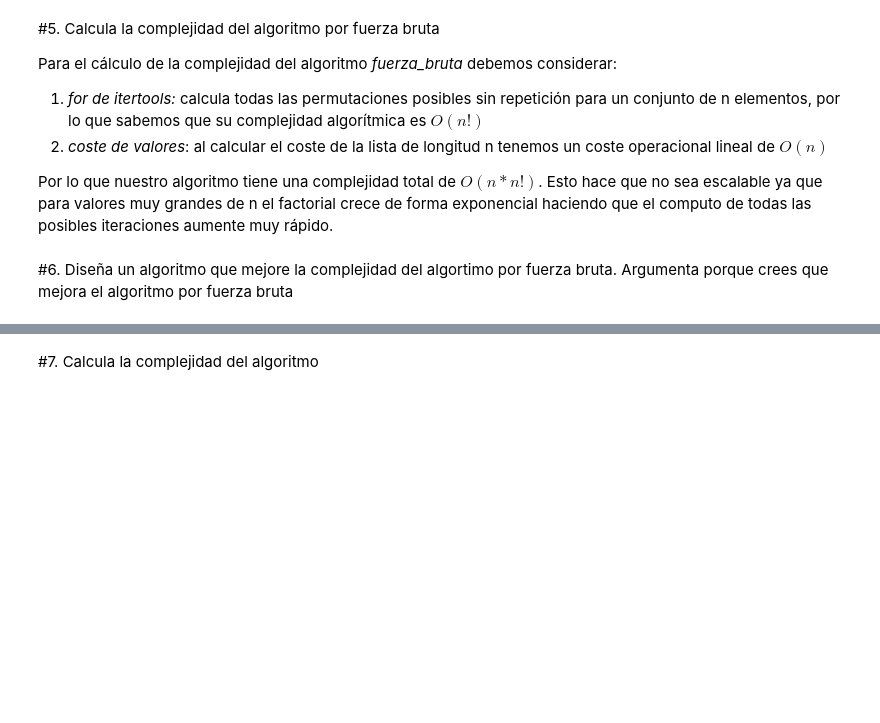
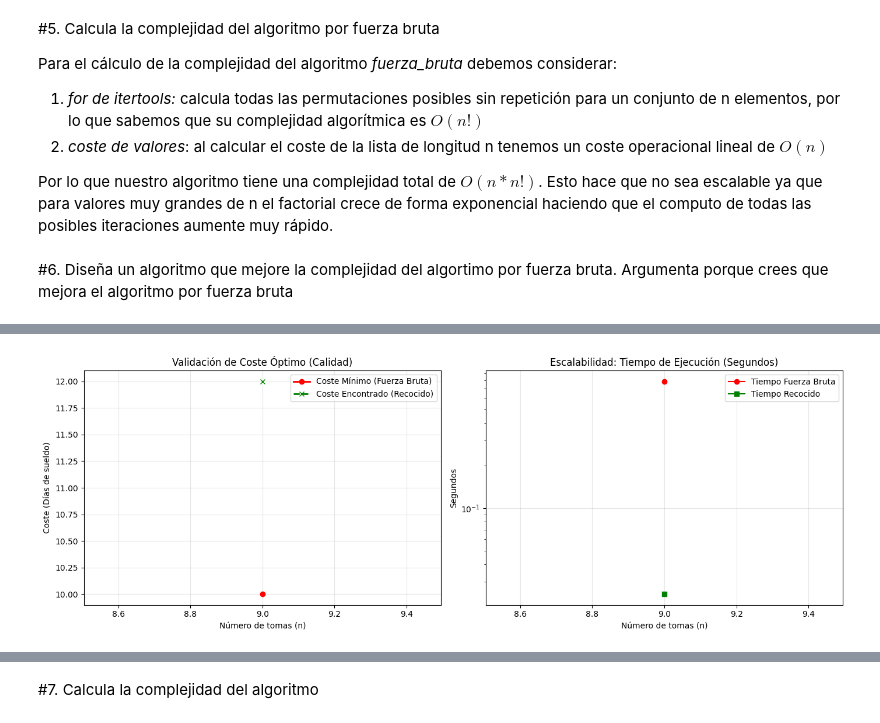
Before and after one commit to ramari96/Algoritmos_de_optimizacion_2026, a Jupyter notebook: Seminario/Seminario_Algoritmos.ipynb, the cells around one changed output, grey strips where cells are left out. Cells and saved outputs as stored; diff of their text form; code cells hidden in the pictures; blank space fills up the shorter version.

```diff
--- a/Seminario/Seminario_Algoritmos.ipynb
+++ b/Seminario/Seminario_Algoritmos.ipynb
@@ -275,0 +320,52 @@ Mejor Planificación: {'dia_1': [13, 3, 15, 15, 28, 13], 'dia_2': [5, 19, 20, 25
+# %%
+# Definimos tiempos de ejecución y costes para ambos algoritmos
+tiempos_fb = []
+tiempos_rs = []
+costes_fb = []
+costes_rs = []
+
+# Ejecutamos ambos algoritmos para cada tamaño de prueba
+for n in tañamos_prueba:
+    # 1. FUERZA BRUTA
+    inicio_fb = time.time()
+    _, coste_f = fuerza_bruta(transformacion_data(matriz_de_rodaje),9) # Lo ejecutamos para n=9 porque si no el algoritmo de FB se cuelga
+    fin_fb = time.time()
+
+    tiempos_fb.append(fin_fb - inicio_fb)
+    costes_fb.append(coste_f)
+
+    # 2. RECOCIDO SIMULADO
+    inicio_rs = time.time()
+    tomas_subset = transformacion_data(matriz_de_rodaje)[:9]
+    _, coste_r = recocido_simulado(tomas_subset, iteraciones_max=5000)
+    fin_rs = time.time()
+
+    tiempos_rs.append(fin_rs - inicio_rs)
+    costes_rs.append(coste_r)
+
+# Graficaremos dos cosas: el valor obtenido por cada algoritmo y el tiempo empleado en recoger ese valor.
+fig, (ax1, ax2) = plt.subplots(1, 2, figsize=(14, 5))
+
+# Gráfico 1: Comparativa de costes
+ax1.plot(9, costes_fb, label='Coste Mínimo (Fuerza Bruta)', color='red', marker='o', linewidth=2)
+ax1.plot(9, costes_rs, label='Coste Encontrado (Recocido)', color='green', marker='x', linestyle='--', linewidth=2)
+ax1.set_title('Validación de Coste Óptimo (Calidad)', fontsize=12)
+ax1.set_ylabel('Coste (Días de sueldo)')
+ax1.set_xlabel('Número de tomas (n)')
+ax1.legend()
+ax1.grid(True, alpha=0.3)
+
+# Gráfico 2: Comparativa de tiempos de ejecución
+ax2.plot(9, tiempos_fb, label='Tiempo Fuerza Bruta', color='red', marker='o')
+ax2.plot(9, tiempos_rs, label='Tiempo Recocido', color='green', marker='s')
+ax2.set_title('Escalabilidad: Tiempo de Ejecución (Segundos)', fontsize=12)
+ax2.set_ylabel('Segundos')
+ax2.set_yscale('log') # Escala logarítmica porque FB explota
+ax2.set_xlabel('Número de tomas (n)')
+ax2.legend()
+ax2.grid(True, alpha=0.3)
+
+plt.tight_layout()
+plt.show()
+# %% [output]
+[figure, added]
```
Also changed, not shown: parts of 12 cells of this notebook.
